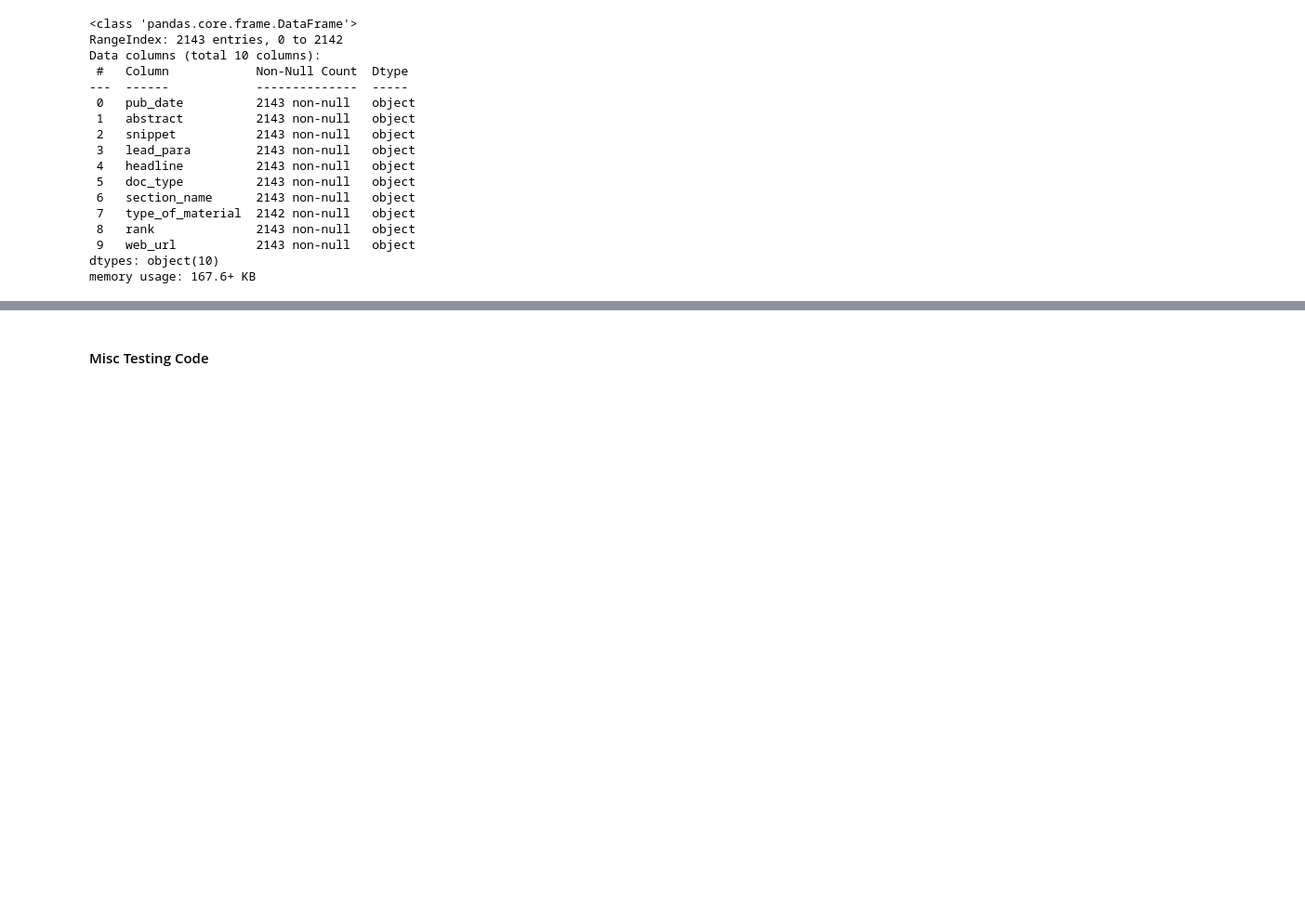
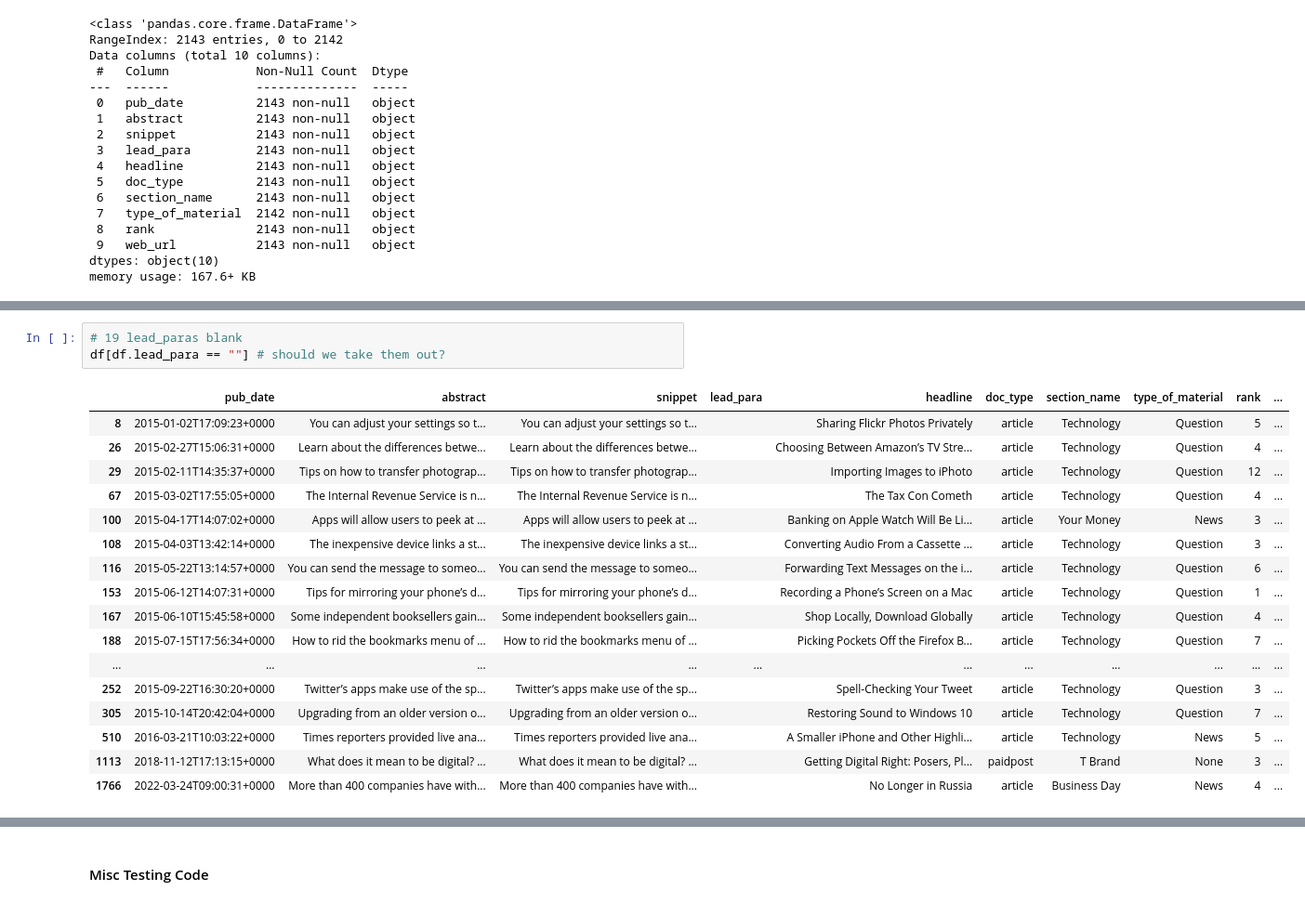
Before and after one commit to xavsant/multimodal_stockprice_prediction, a Jupyter notebook: notebooks/experiments/text_data_processing.ipynb, the cells around one changed output, grey strips where cells are left out. Shown at 93% size. Saved outputs shown, nothing was run; the diff lists cells and outputs as text; blank space fills up the shorter version.

```diff
--- a/notebooks/experiments/text_data_processing.ipynb
+++ b/notebooks/experiments/text_data_processing.ipynb
@@ -135,0 +151,21 @@ df[df.snippet == ""]
+# %%
+# 19 lead_paras blank
+df[df.lead_para == ""] # should we take them out?
+# %% [output]
+|  | pub_date | abstract | snippet | lead_para | headline | doc_type | section_name | type_of_material | rank | ... |
+| 8 | 2015-01-02T17:09:23+0000 | You can adjust your settings so t... | You can adjust your settings so t... |  | Sharing Flickr Photos Privately | article | Technology | Question | 5 | ... |
+| 26 | 2015-02-27T15:06:31+0000 | Learn about the differences betwe... | Learn about the differences betwe... |  | Choosing Between Amazon’s TV Stre... | article | Technology | Question | 4 | ... |
+| 29 | 2015-02-11T14:35:37+0000 | Tips on how to transfer photograp... | Tips on how to transfer photograp... |  | Importing Images to iPhoto | article | Technology | Question | 12 | ... |
+| 67 | 2015-03-02T17:55:05+0000 | The Internal Revenue Service is n... | The Internal Revenue Service is n... |  | The Tax Con Cometh | article | Technology | Question | 4 | ... |
+| 100 | 2015-04-17T14:07:02+0000 | Apps will allow users to peek at ... | Apps will allow users to peek at ... |  | Banking on Apple Watch Will Be Li... | article | Your Money | News | 3 | ... |
+| 108 | 2015-04-03T13:42:14+0000 | The inexpensive device links a st... | The inexpensive device links a st... |  | Converting Audio From a Cassette ... | article | Technology | Question | 3 | ... |
+| 116 | 2015-05-22T13:14:57+0000 | You can send the message to someo... | You can send the message to someo... |  | Forwarding Text Messages on the i... | article | Technology | Question | 6 | ... |
+| 153 | 2015-06-12T14:07:31+0000 | Tips for mirroring your phone’s d... | Tips for mirroring your phone’s d... |  | Recording a Phone’s Screen on a Mac | article | Technology | Question | 1 | ... |
+| 167 | 2015-06-10T15:45:58+0000 | Some independent booksellers gain... | Some independent booksellers gain... |  | Shop Locally, Download Globally | article | Technology | Question | 4 | ... |
+| 188 | 2015-07-15T17:56:34+0000 | How to rid the bookmarks menu of ... | How to rid the bookmarks menu of ... |  | Picking Pockets Off the Firefox B... | article | Technology | Question | 7 | ... |
+| ... | ... | ... | ... | ... | ... | ... | ... | ... | ... | ... |
+| 252 | 2015-09-22T16:30:20+0000 | Twitter’s apps make use of the sp... | Twitter’s apps make use of the sp... |  | Spell-Checking Your Tweet | article | Technology | Question | 3 | ... |
+| 305 | 2015-10-14T20:42:04+0000 | Upgrading from an older version o... | Upgrading from an older version o... |  | Restoring Sound to Windows 10 | article | Technology | Question | 7 | ... |
+| 510 | 2016-03-21T10:03:22+0000 | Times reporters provided live ana... | Times reporters provided live ana... |  | A Smaller iPhone and Other Highli... | article | Technology | News | 5 | ... |
+| 1113 | 2018-11-12T17:13:15+0000 | What does it mean to be digital? ... | What does it mean to be digital? ... |  | Getting Digital Right: Posers, Pl... | paidpost | T Brand | None | 3 | ... |
+| 1766 | 2022-03-24T09:00:31+0000 | More than 400 companies have with... | More than 400 companies have with... |  | No Longer in Russia | article | Business Day | News | 4 | ... |
```
Also changed, not shown: parts of 21 cells of this notebook.
